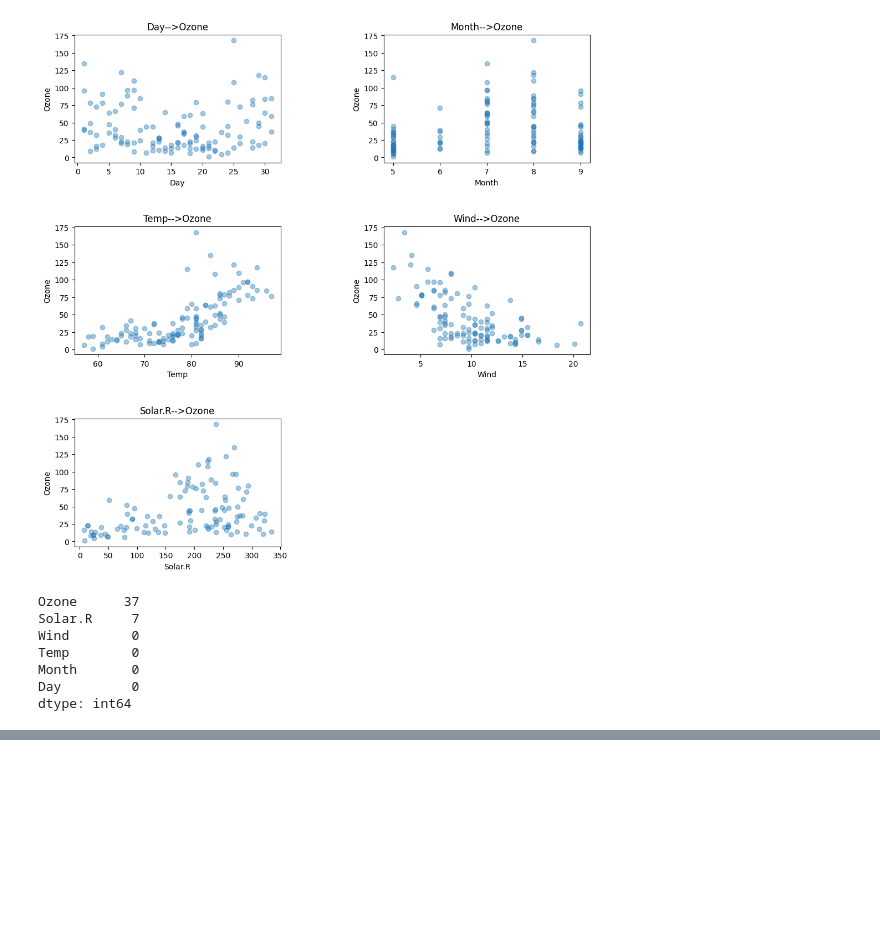
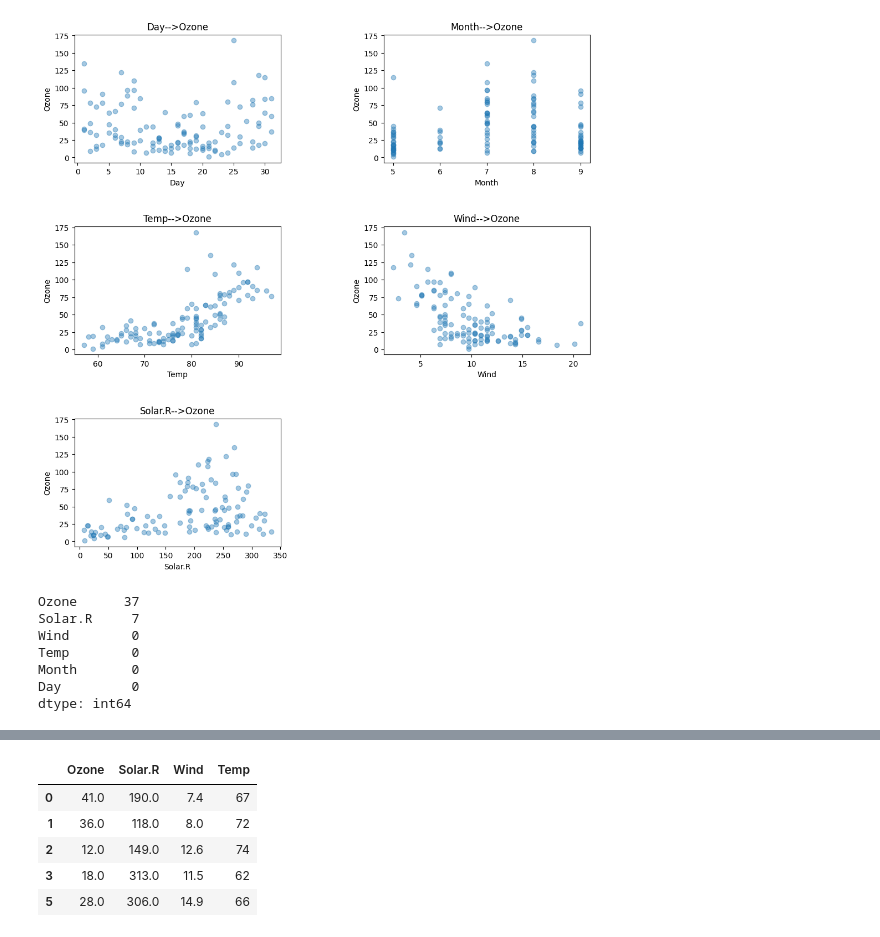
Before and after one commit to u-nivusJO/ML, a Jupyter notebook: airquality_data.ipynb, the cells around one changed output, grey strips where cells are left out. Cells and saved outputs as stored; diff of their text form; code cells hidden in the pictures; blank space fills up the shorter version.

```diff
--- a/airquality_data.ipynb
+++ b/airquality_data.ipynb
@@ -134,5 +144,10 @@ dtype: int64
 # %%
 # 결측치 처리
 # 1. Ozone은 target이므로 결측치가 없어야한다->따라서 Ozone 값이 결측치인 행 삭제
-data.dropna(subnet=['Ozone'], inplace=True)
-# 2. Solar.R은 선형보간법으로 결측치 채우기-이유?
+data.dropna(subset=['Ozone'], inplace=True)
+# 2. Solar.R은 선형보간법으로 결측치 채우기
+#: 태양복사는 대체적으로 전날과 다음날의 날씨와 비슷할 것이기 때문에 선형적 일관성을 갖게하는 선형보간법 이용
+data.interpolate(method='linear', inplace=True)
+
+# 결측치 처리 확인
+data.isnull().sum()
@@ -138,0 +162,14 @@ data.dropna(subnet=['Ozone'], inplace=True)
+# %%
+# 불필요한 변수 제거
+col_delete=['Day', 'Month']
+data.drop(col_delete, axis=1, inplace=True) # axis=0 : 행, axis=1 : 열
+
+# 변수 제거 확인
+data.head()
+# %% [output]
+|  | Ozone | Solar.R | Wind | Temp |
+| 0 | 41.0 | 190.0 | 7.4 | 67 |
+| 1 | 36.0 | 118.0 | 8.0 | 72 |
+| 2 | 12.0 | 149.0 | 12.6 | 74 |
+| 3 | 18.0 | 313.0 | 11.5 | 62 |
+| 5 | 28.0 | 306.0 | 14.9 | 66 |
```
Also changed, not shown: parts of 20 cells of this notebook.
